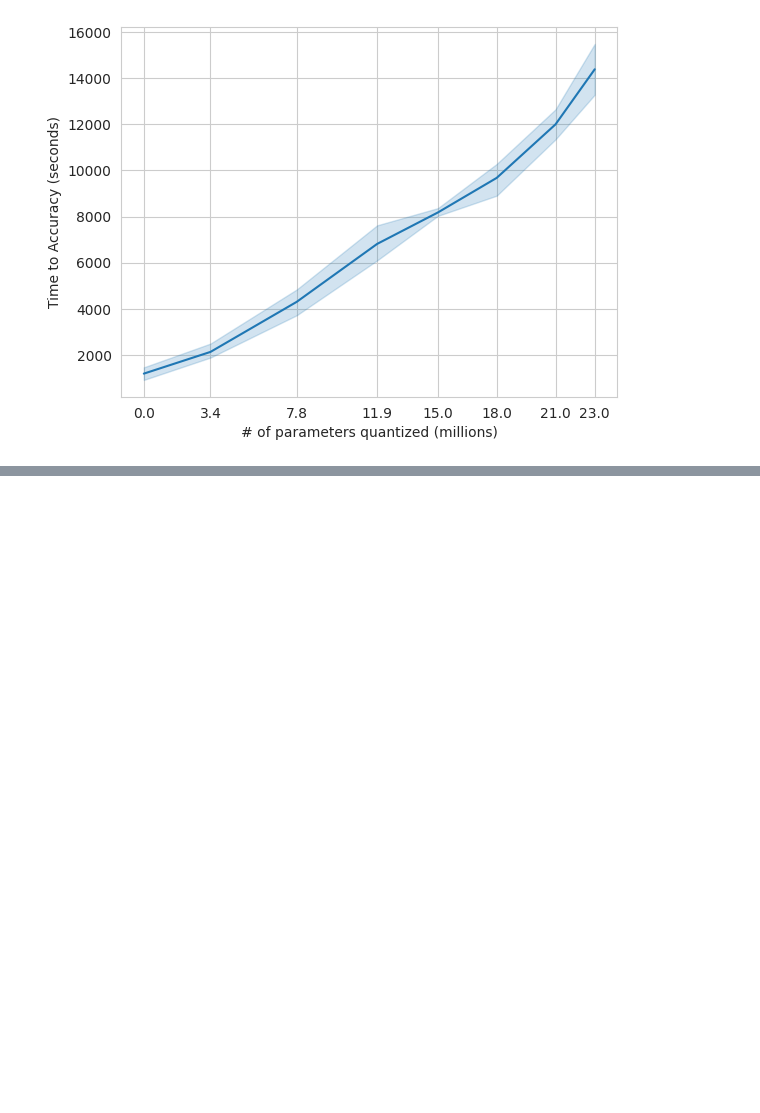
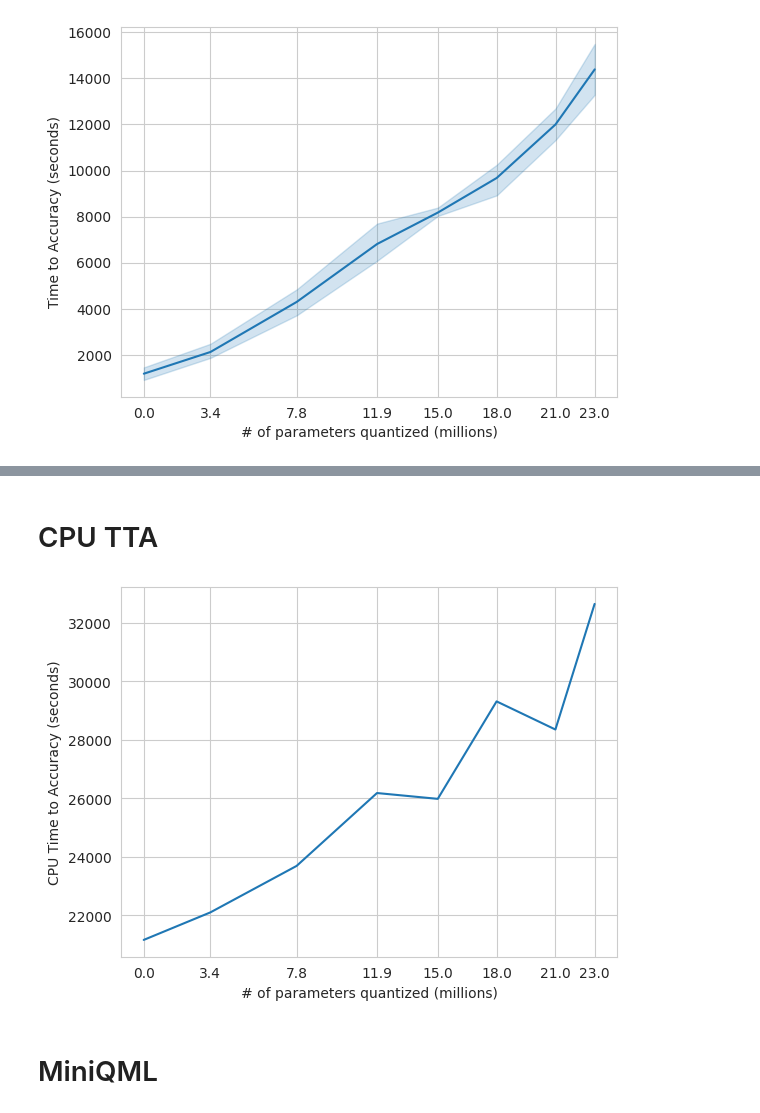
Before and after one commit to zevbo/CS243-final-project, a Jupyter notebook: Plotting.ipynb, the cells around one changed output, grey strips where cells are left out. Cells and saved outputs as stored; diff of their text form; code cells hidden in the pictures; blank space fills up the shorter version.

```diff
--- a/Plotting.ipynb
+++ b/Plotting.ipynb
@@ -63,0 +85,18 @@ plt.savefig("V100_TF_MEM.png")
+# %% [markdown]
+# CPU TTA
+# %%
+y_cpu_tta = [21157.5, 22098.75, 23688.5, 26180.77, 25981.6, 29314.8, 28353, 32648]
+sns.lineplot(x=x_size_cum, y=y_cpu_tta)
+
+# Set labels and title
+plt.xlabel('# of parameters quantized (millions)')
+plt.ylabel('CPU Time to Accuracy (seconds)')
+
+# Show the plot
+plt.xticks([0, 3.4, 7.8, 11.9, 15, 18, 21, 23])
+plt.savefig('qat-cpu-tta.png')
+plt.show()
+# %% [output]
+[figure, added]
+# %% [markdown]
+# MiniQML
```
Also changed, not shown: parts of 15 cells of this notebook, 6 other files.
